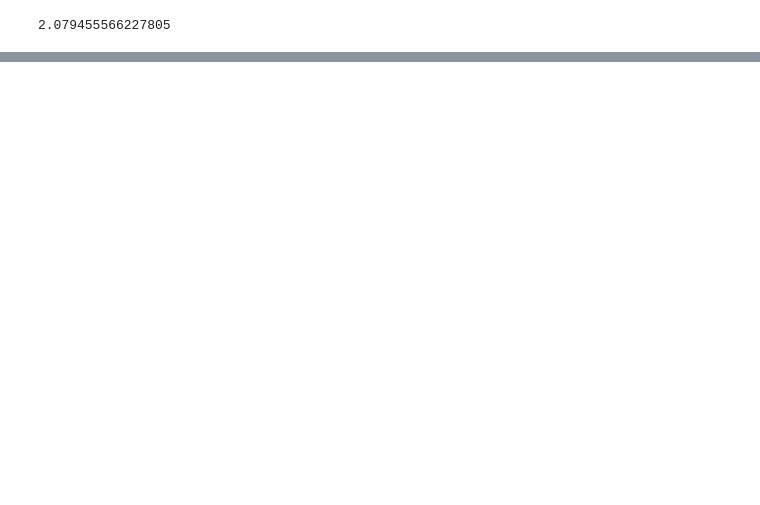
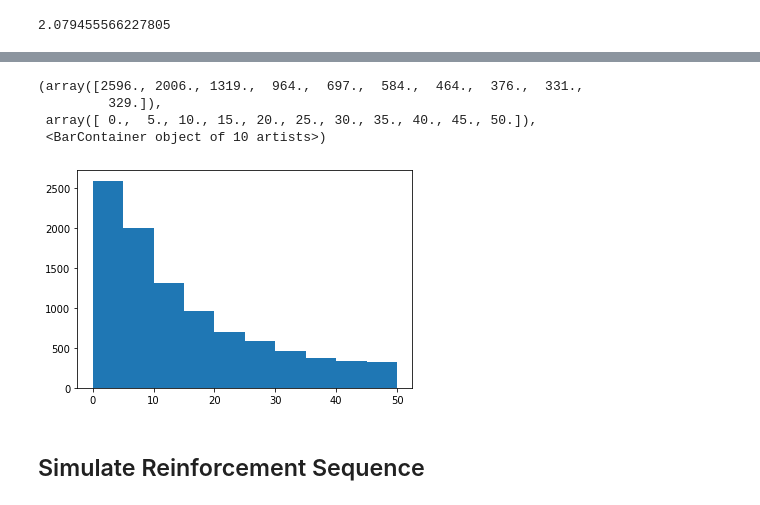
Before and after one commit to iChauster/bandits-project, a Jupyter notebook: recproj.ipynb, the cells around one changed output, grey strips where cells are left out. Drawn from its saved outputs; the diff is of its cells as text; code cells hidden in the pictures; blank space fills up the shorter version.

```diff
--- a/recproj.ipynb
+++ b/recproj.ipynb
@@ -348,0 +546,11 @@ np.sum(np.abs(a - np.mean(a))) / a.shape[0]
+# %%
+l = []
+for x in test_x_ubh:
+    l.append(x[11])
+plt.hist(l, range = (0,50))
+# %% [output]
+(array([2596., 2006., 1319.,  964.,  697.,  584.,  464.,  376.,  331.,
+         329.]),
+ array([ 0.,  5., 10., 15., 20., 25., 30., 35., 40., 45., 50.]),
+ <BarContainer object of 10 artists>)
+[figure, added]
@@ -348,0 +567,2 @@ np.sum(np.abs(a - np.mean(a))) / a.shape[0]
+# %% [markdown]
+## Simulate Reinforcement Sequence
```
Also changed, not shown: parts of 61 cells of this notebook.
